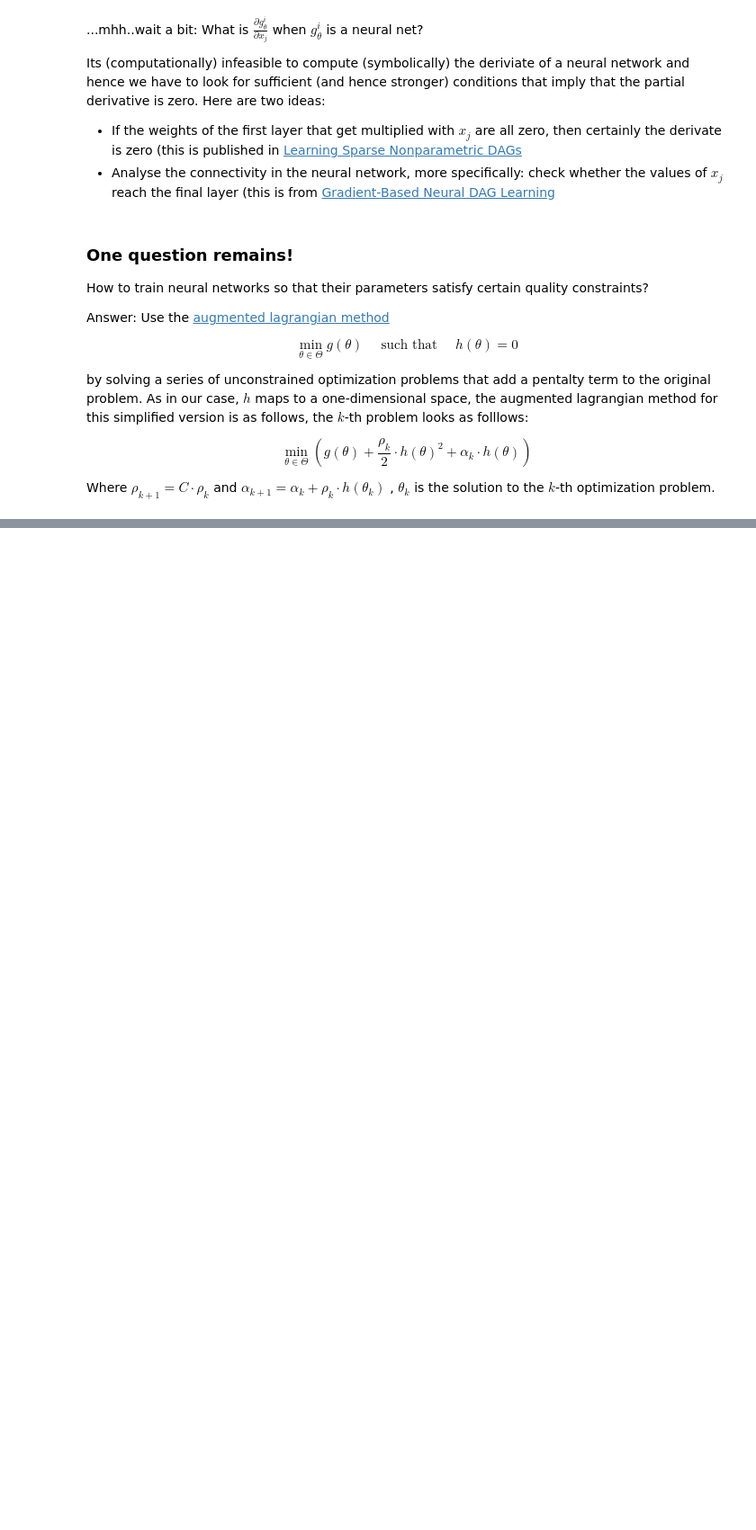
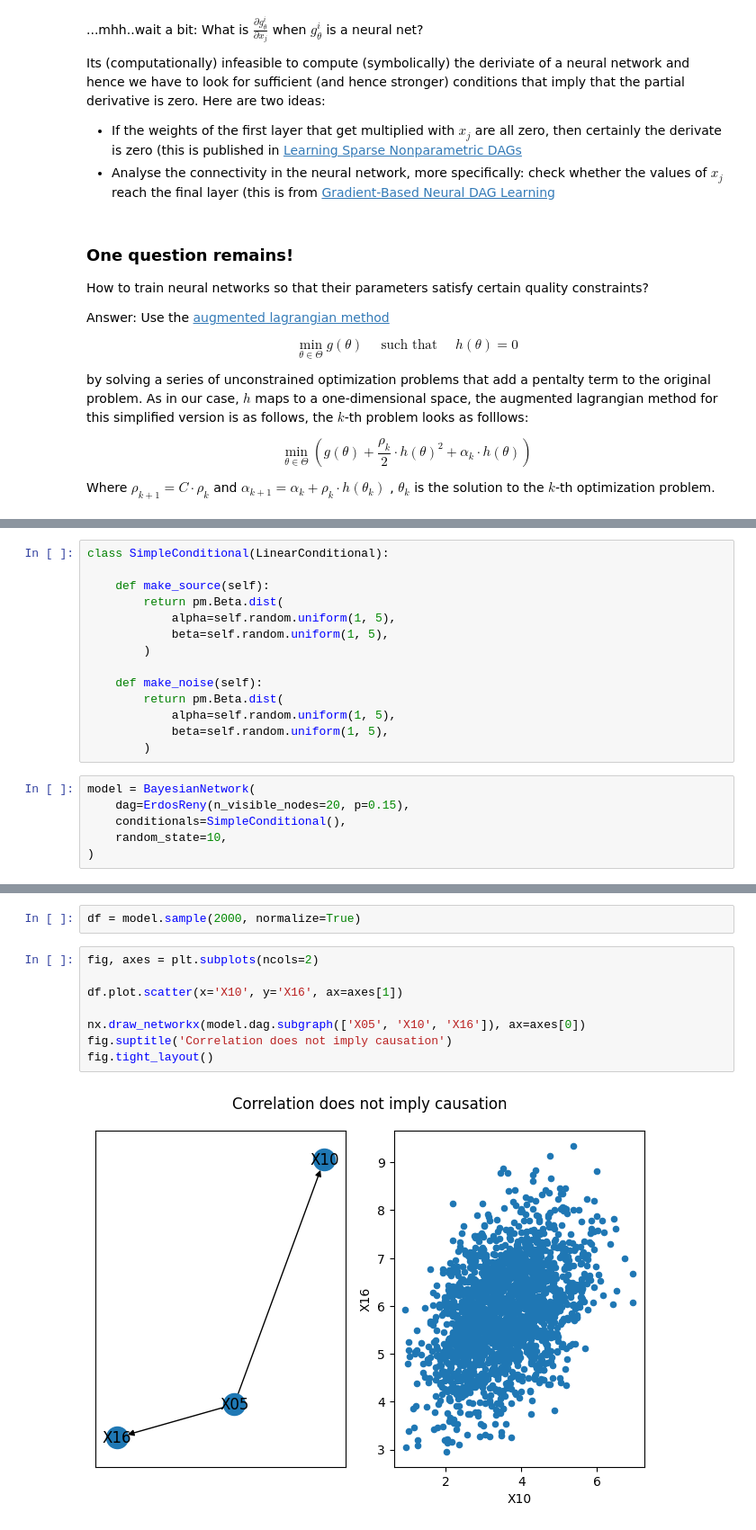
Before and after one commit to windisch/boxroom, a Jupyter notebook: notebooks/learning_large_bayesian_networks.ipynb, the cells around one changed output, grey strips where cells are left out. Shown: that part at 90% size. Drawn from its saved outputs; the diff is of its cells as text; blank space fills up the shorter version.

```diff
--- a/notebooks/learning_large_bayesian_networks.ipynb
+++ b/notebooks/learning_large_bayesian_networks.ipynb
@@ -308,0 +360,20 @@ to the $k$-th optimization problem.
+# %%
+class SimpleConditional(LinearConditional):
+
+    def make_source(self):
+        return pm.Beta.dist(
+            alpha=self.random.uniform(1, 5),
+            beta=self.random.uniform(1, 5),
+        )
+
+    def make_noise(self):
+        return pm.Beta.dist(
+            alpha=self.random.uniform(1, 5),
+            beta=self.random.uniform(1, 5),
+        )
+# %%
+model = BayesianNetwork(
+    dag=ErdosReny(n_visible_nodes=20, p=0.15),
+    conditionals=SimpleConditional(),
+    random_state=10,
+)
@@ -308,0 +384,12 @@ to the $k$-th optimization problem.
+# %%
+df = model.sample(2000, normalize=True)
+# %%
+fig, axes = plt.subplots(ncols=2)
+
+df.plot.scatter(x='X10', y='X16', ax=axes[1])
+
+nx.draw_networkx(model.dag.subgraph(['X05', 'X10', 'X16']), ax=axes[0])
+fig.suptitle('Correlation does not imply causation')
+fig.tight_layout()
+# %% [output]
+[figure, added]
```
Also changed, not shown: parts of 29 cells of this notebook.
